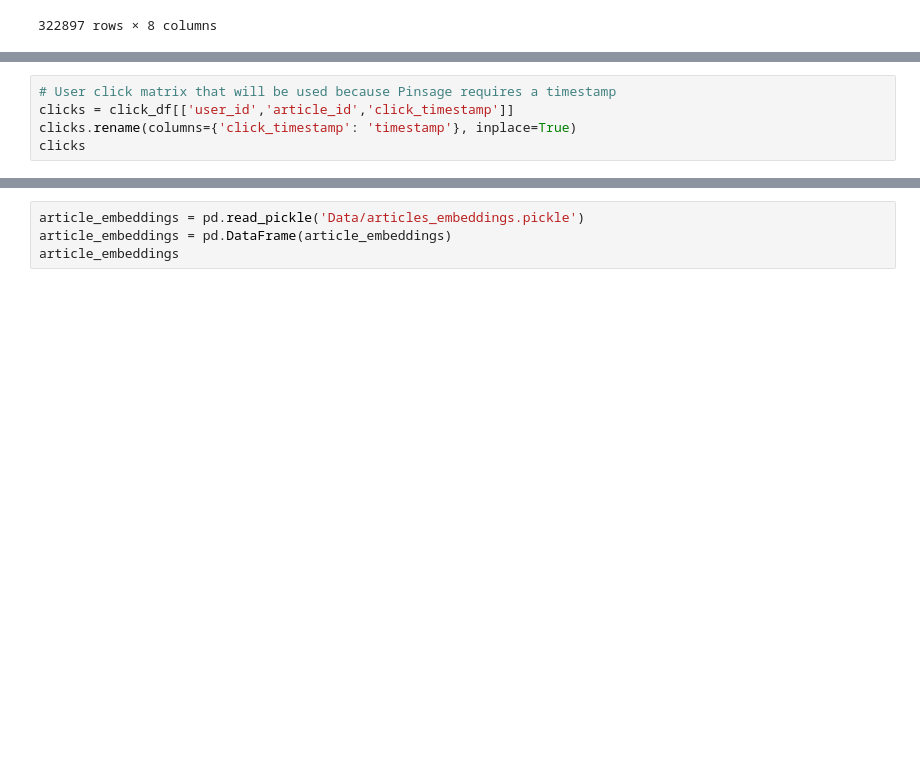
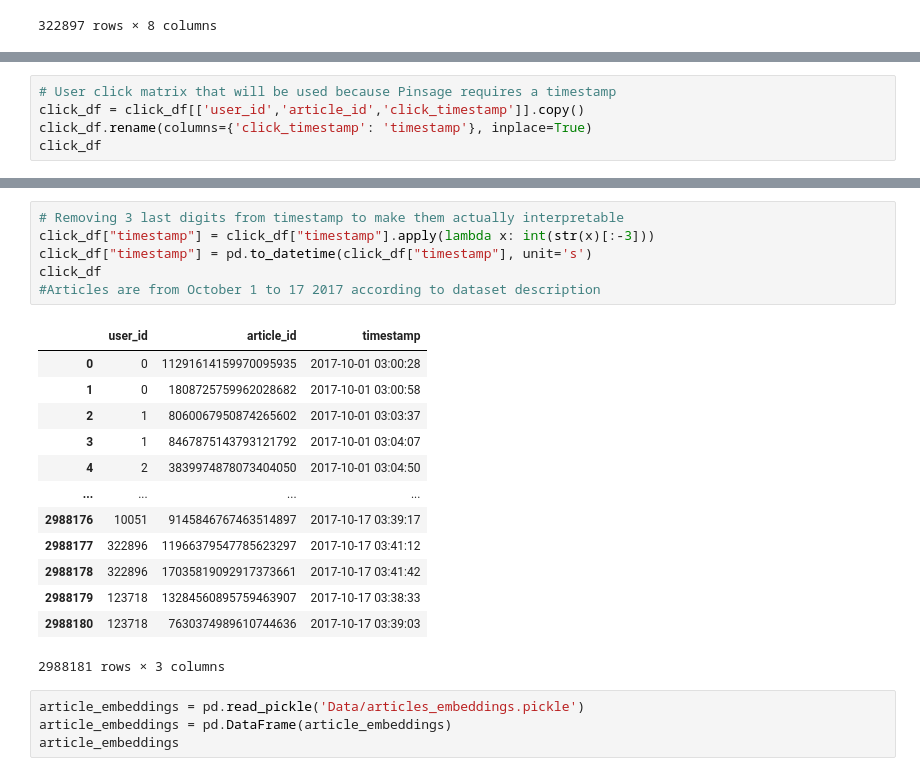
Before and after one commit to octave-ati/Designing-a-Recommendation-Model, a Jupyter notebook: GNN_rec.ipynb, the cells around one changed output, grey strips where cells are left out. Cells and saved outputs as stored; diff of their text form; blank space fills up the shorter version.

```diff
--- a/GNN_rec.ipynb
+++ b/GNN_rec.ipynb
@@ -157,6 +93,6 @@ Name: clicks, dtype: int64
 # %%
 # User click matrix that will be used because Pinsage requires a timestamp
-clicks = click_df[['user_id','article_id','click_timestamp']]
-clicks.rename(columns={'click_timestamp': 'timestamp'}, inplace=True)
-clicks
+click_df = click_df[['user_id','article_id','click_timestamp']].copy()
+click_df.rename(columns={'click_timestamp': 'timestamp'}, inplace=True)
+click_df
 # %% [output]
@@ -180,3 +127,23 @@ See the caveats in the documentation: https://pandas.pydata.org/pandas-docs/stab
+# %%
+# Removing 3 last digits from timestamp to make them actually interpretable
+click_df["timestamp"] = click_df["timestamp"].apply(lambda x: int(str(x)[:-3]))
+click_df["timestamp"] = pd.to_datetime(click_df["timestamp"], unit='s')
+click_df
+#Articles are from October 1 to 17 2017 according to dataset description
+# %% [output]
+|  | user_id | article_id | timestamp |
+| 0 | 0 | 11291614159970095935 | 2017-10-01 03:00:28 |
+| 1 | 0 | 1808725759962028682 | 2017-10-01 03:00:58 |
+| 2 | 1 | 8060067950874265602 | 2017-10-01 03:03:37 |
+| 3 | 1 | 8467875143793121792 | 2017-10-01 03:04:07 |
+| 4 | 2 | 3839974878073404050 | 2017-10-01 03:04:50 |
+| ... | ... | ... | ... |
+| 2988176 | 10051 | 9145846767463514897 | 2017-10-17 03:39:17 |
+| 2988177 | 322896 | 11966379547785623297 | 2017-10-17 03:41:12 |
+| 2988178 | 322896 | 17035819092917373661 | 2017-10-17 03:41:42 |
+| 2988179 | 123718 | 13284560895759463907 | 2017-10-17 03:38:33 |
+| 2988180 | 123718 | 7630374989610744636 | 2017-10-17 03:39:03 |
+2988181 rows × 3 columns
 # %%
 article_embeddings = pd.read_pickle('Data/articles_embeddings.pickle')
 article_embeddings = pd.DataFrame(article_embeddings)
```
Also changed, not shown: parts of 29 cells of this notebook.
